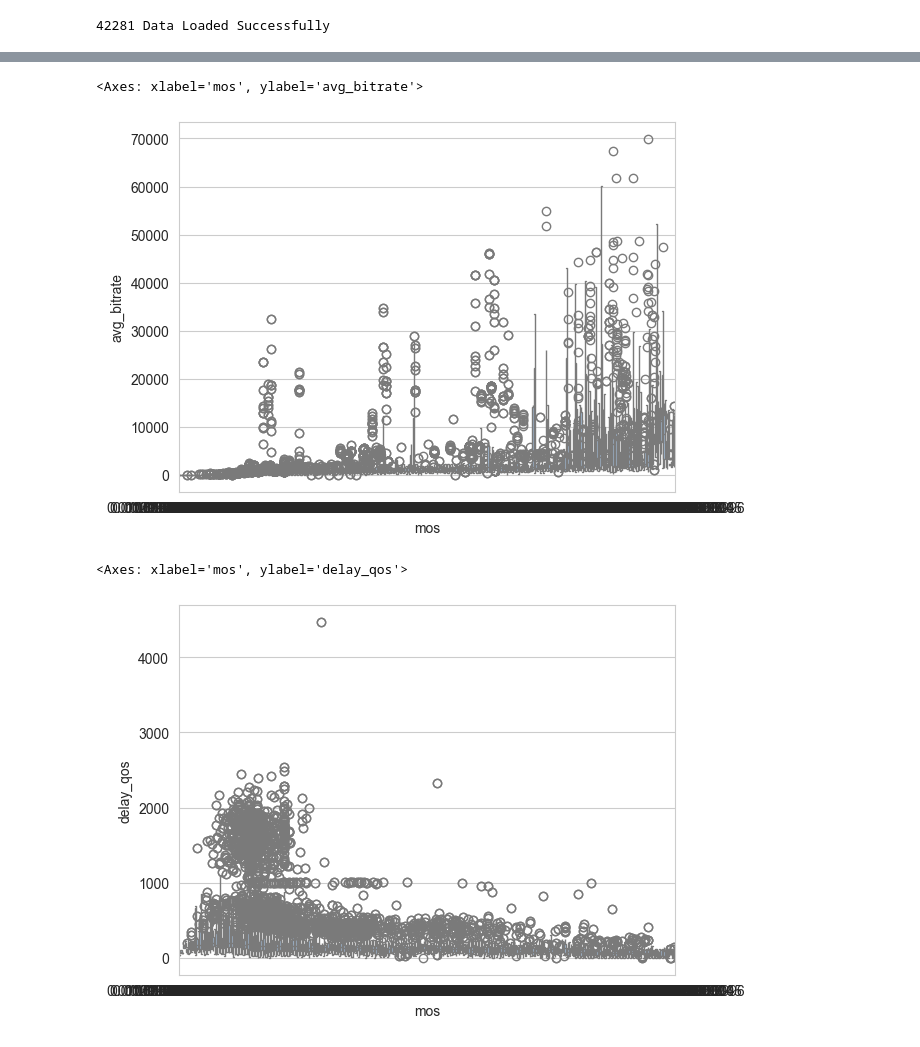
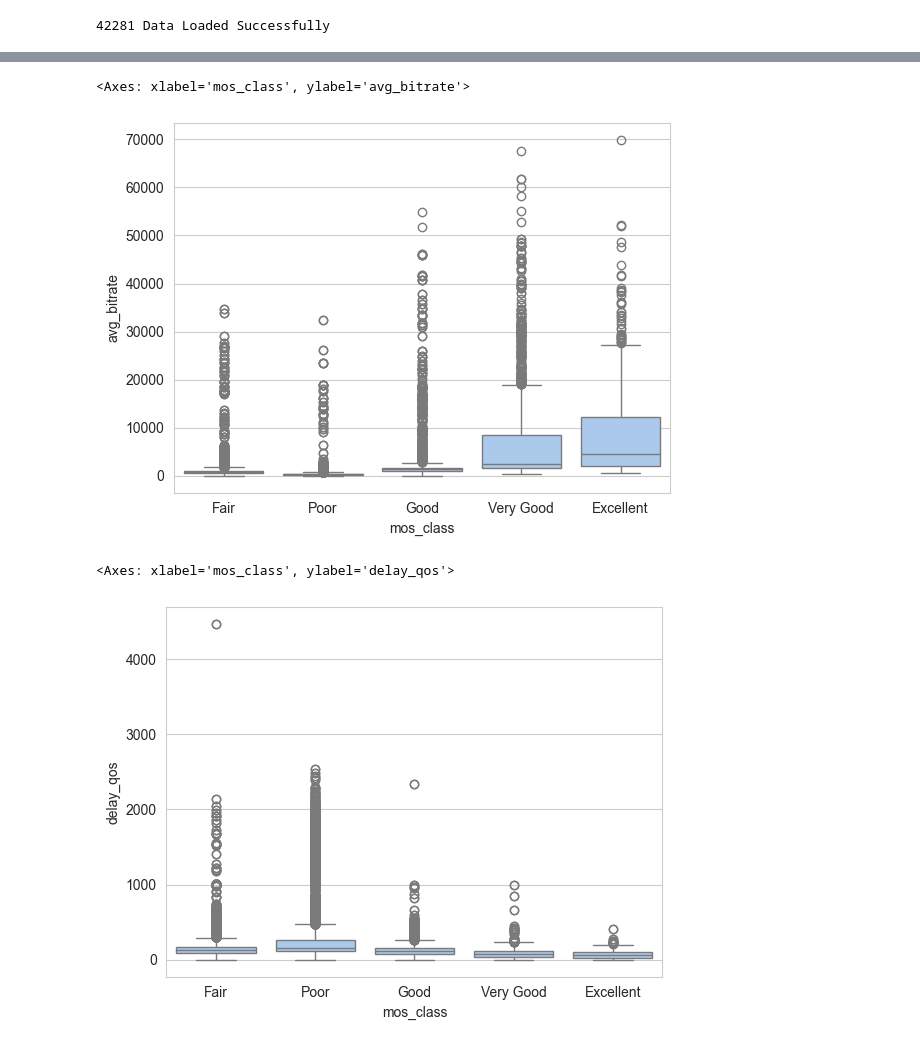
Before and after one commit to zazou-git86/MOS_QOE_Selenium, a Jupyter notebook: MOS_QOE_Selenium.ipynb, the cells around one changed output, grey strips where cells are left out. Saved outputs shown, nothing was run; the diff lists cells and outputs as text; code cells hidden in the pictures.

Commit message:
Add a MOS_class column and update data visualization

```diff
--- a/MOS_QOE_Selenium.ipynb
+++ b/MOS_QOE_Selenium.ipynb
@@ -83,8 +83,45 @@ for i in range(len(data)):
     if data['jitter'][i] == -1000:
         data['jitter'][i] = 1
 
-data['mos'] = data['mos'] / 100
 
 print (str(len(data)) + ' Data Loaded Successfully')
 # %% [output]
 42281 Data Loaded Successfully
+# %%
+#Classification of the data
+# Poor for MOS between 1.0 and 1.9
+# Fair for MOS between 2.0 and 2.9
+# Good for MOS between 3.0 and 3.9
+# Very Good for MOS between 4.0 and 4.5
+# Excellent for MOS between 4.6 and 5.0
+
+def classify_mos(mos):
+    if mos >= 1.0 and mos < 1.9:
+        return 'Poor'
+    elif mos >= 1.9 and mos < 2.9:
+        return 'Fair'
+    elif mos >= 2.9 and mos < 3.9:
+        return 'Good'
+    elif mos >= 3.9 and mos < 4.5:
+        return 'Very Good'
+    elif mos >= 4.5 and mos <= 5.0:
+        return 'Excellent'
+    else:
+        return 'Unknown'
+data['mos_class'] = data['mos'].apply(classify_mos)
+print(data['mos_class'].value_counts())
+print(data['mos_class'].unique())
+print(data['mos_class'].describe())
+print(data['mos_class'].info())
+print(data.head())
+
+#Data visualization
+#Plotting the distribution of the MOS classes
+plt.figure(figsize=(10, 6))
+sns.set_style("whitegrid")
+sns.set_palette("pastel")
+plt.title("Distribution of MOS classes")
+sns.histplot(data['mos_class'])
+plt.xlabel("MOS class")
+plt.ylabel("Frequency")
+plt.show()
@@ -187,11 +248,11 @@ sns.jointplot(x='packet_loss', y='mos', data=data, kind='scatter', color='blue')
 # %%
-sns.boxplot(x='mos', y='avg_bitrate', data=data)
+sns.boxplot(x='mos_class', y='avg_bitrate', data=data)
 # %% [output]
-<Axes: xlabel='mos', ylabel='avg_bitrate'>
+<Axes: xlabel='mos_class', ylabel='avg_bitrate'>
-[figure, old version]
+[figure, new version]
 # %%
-sns.boxplot(x='mos', y='delay_qos', data=data)
+sns.boxplot(x='mos_class', y='delay_qos', data=data)
 # %% [output]
-<Axes: xlabel='mos', ylabel='delay_qos'>
+<Axes: xlabel='mos_class', ylabel='delay_qos'>
-[figure, old version]
+[figure, new version]
 # %%
```
Also changed, not shown: parts of 17 cells of this notebook.
